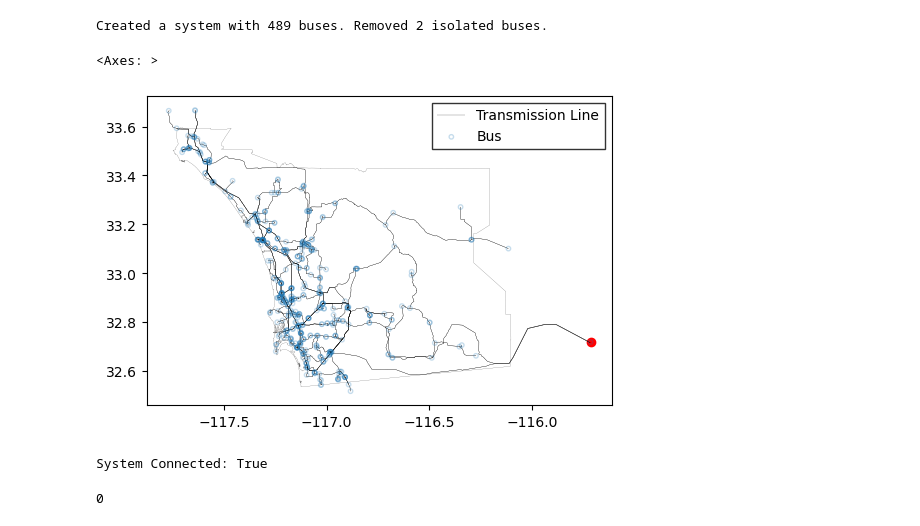
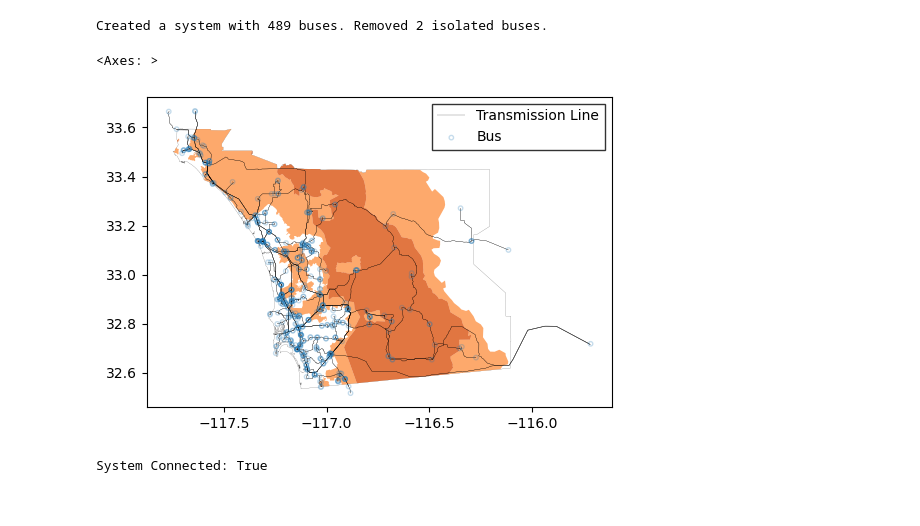
Before and after one commit to asedlak-ucsd/MAE243-Project, a Jupyter notebook: models/san_diego_system/preprocessing/run_preprocessing.ipynb, the cells around one changed output. Cells and saved outputs as stored; diff of their text form; code cells hidden in the pictures.

```diff
--- a/models/san_diego_system/preprocessing/run_preprocessing.ipynb
+++ b/models/san_diego_system/preprocessing/run_preprocessing.ipynb
@@ -53,6 +54,20 @@ solar_cf_demand.columns = wind_cf_gens.columns
 # Read IOU shapefile and select SDG&E shape
 ious = gpd.read_file(join(PATH, 'iou.geojson'))
 sdge = ious[ious['Acronym'] == 'SDG&E'][['geometry']]
+
+# Load CPUC Fire Threat Map
+cpuc_filename = "CPUC_FireThreatMapTiers2_3_v3r_08_19_2021.gdb"
+cpuc_firezones = (gpd.read_file(
+                      join(os.getcwd(), "data", cpuc_filename))
+                  .explode()        # Explode Multi-polygons
+                  .to_crs("WGS84")) # Convert to standard lat-long
+# Get just the firezones in San Diego
+sd_firezones = gpd.sjoin(df, sdge)
+# Add Tier risk as numerical variable for plotting
+df['Tier']=df['HFTD'].str.split(' ').str[-1].astype(int)
+# Trim zones for plotting purposes
+sd_firezones.geometry = (sd_fire_zones['geometry']
+                         .intersection(sdge.geometry.values[0]))
 # %%
 # Create a sub-system of lines, buses, and gens
 # Save all outputs to CSVs in the test-system folder
@@ -62,20 +77,18 @@ Created a system with 489 buses. Removed 2 isolated buses.
 # %%
 fig, ax = plt.subplots(figsize=(6,6))
 gpd.GeoDataFrame(sub_lines, geometry="geometry").plot(ax=ax, color='k', lw=0.15, label="Transmission Line")
 sub_buses.plot(ax=ax, zorder=2, alpha=0.25, facecolor='none', edgecolor='C0',  markersize=10, label="Bus")
 sdge.plot(ax=ax, facecolor='none', edgecolor='k', lw = 0.1)
 plt.legend(fancybox=False, edgecolor='k')
 #plt.savefig("test_system.svg")
+
+sd_firezones.plot(ax=ax,column='Tier', cmap='Oranges',vmin=0,vmax=4, alpha=0.75)
 # %% [output]
 <Axes: >
-[figure, old version]
+[figure, new version]
 # %%
 # Check that the subsystem is fully connected
 graph = nx.from_pandas_edgelist(sub_lines, source='f_bus', target='t_bus')
 print("System Connected:", 1==len(list(nx.connected_components(graph))))
 # %% [output]
 System Connected: True
-# %%
-gens.pmin.max()
-# %% [output]
-0
```
Also changed, not shown: parts of 3 cells of this notebook, 6 other files.
